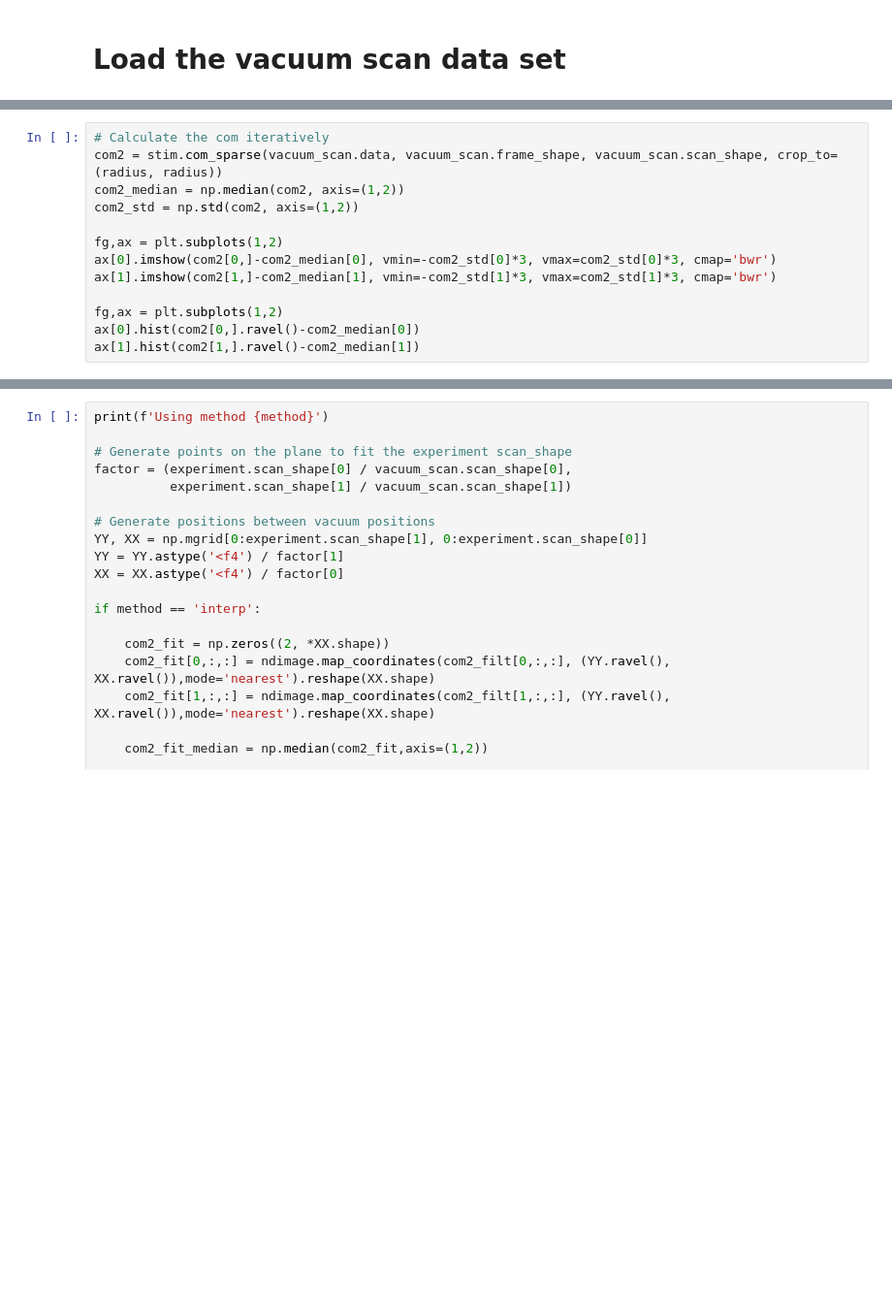
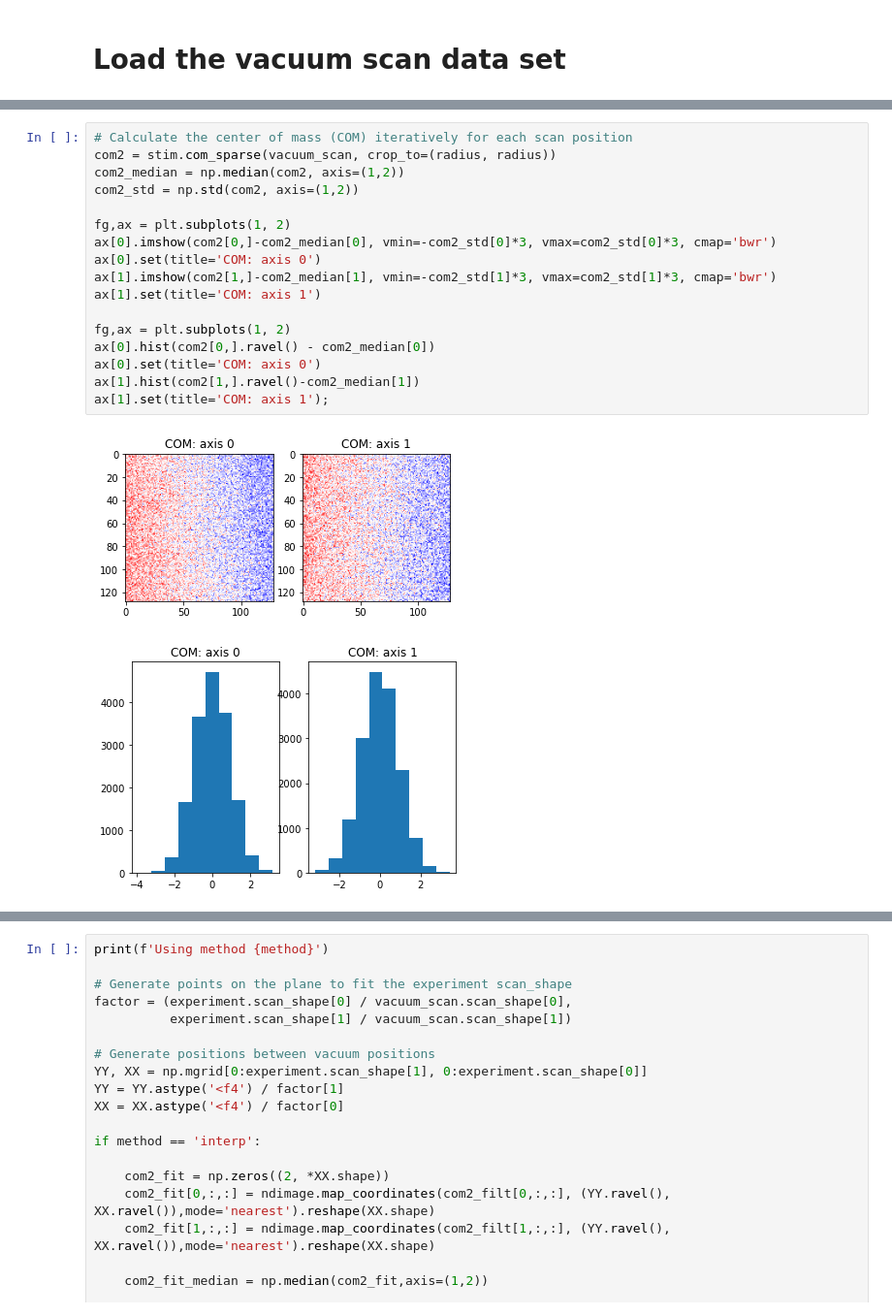
Before and after one commit to OpenChemistry/stempy, a Jupyter notebook: examples/vacuum_scan_subtract.ipynb, the cells around one changed output, grey strips where cells are left out. Shown: that part at 97% size. Cells and saved outputs as stored; diff of their text form; blank space fills up the shorter version.

```diff
--- a/examples/vacuum_scan_subtract.ipynb
+++ b/examples/vacuum_scan_subtract.ipynb
@@ -96,16 +110,23 @@ ax[1].legend(['crop_to radius', 'center of pattern'])
 # %%
-# Calculate the com iteratively
-com2 = stim.com_sparse(vacuum_scan.data, vacuum_scan.frame_shape, vacuum_scan.scan_shape, crop_to=(radius, radius))
+# Calculate the center of mass (COM) iteratively for each scan position
+com2 = stim.com_sparse(vacuum_scan, crop_to=(radius, radius))
 com2_median = np.median(com2, axis=(1,2))
 com2_std = np.std(com2, axis=(1,2))
 
-fg,ax = plt.subplots(1,2)
+fg,ax = plt.subplots(1, 2)
 ax[0].imshow(com2[0,]-com2_median[0], vmin=-com2_std[0]*3, vmax=com2_std[0]*3, cmap='bwr')
+ax[0].set(title='COM: axis 0')
 ax[1].imshow(com2[1,]-com2_median[1], vmin=-com2_std[1]*3, vmax=com2_std[1]*3, cmap='bwr')
+ax[1].set(title='COM: axis 1')
 
-fg,ax = plt.subplots(1,2)
-ax[0].hist(com2[0,].ravel()-com2_median[0])
+fg,ax = plt.subplots(1, 2)
+ax[0].hist(com2[0,].ravel() - com2_median[0])
+ax[0].set(title='COM: axis 0')
 ax[1].hist(com2[1,].ravel()-com2_median[1])
+ax[1].set(title='COM: axis 1');
+# %% [output]
+[figure, added]
+[figure, added]
 # %%
 # Remove the outliers by median filtering
 com2_filt = np.zeros_like(com2)
```
Also changed, not shown: parts of 16 cells of this notebook.
